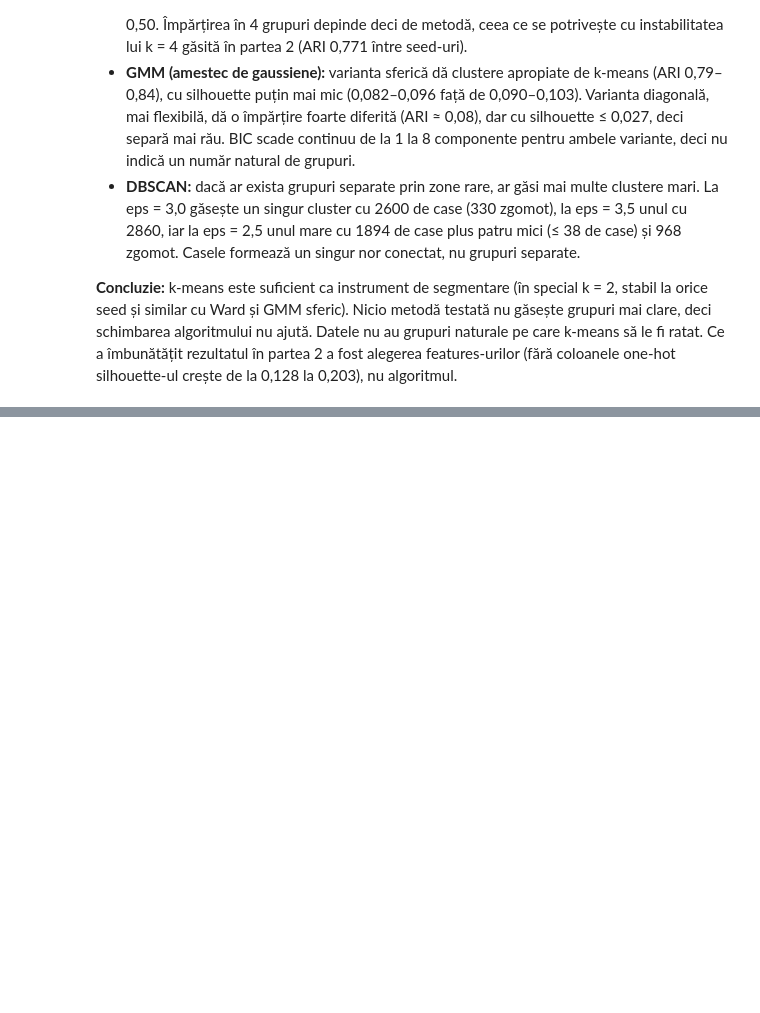
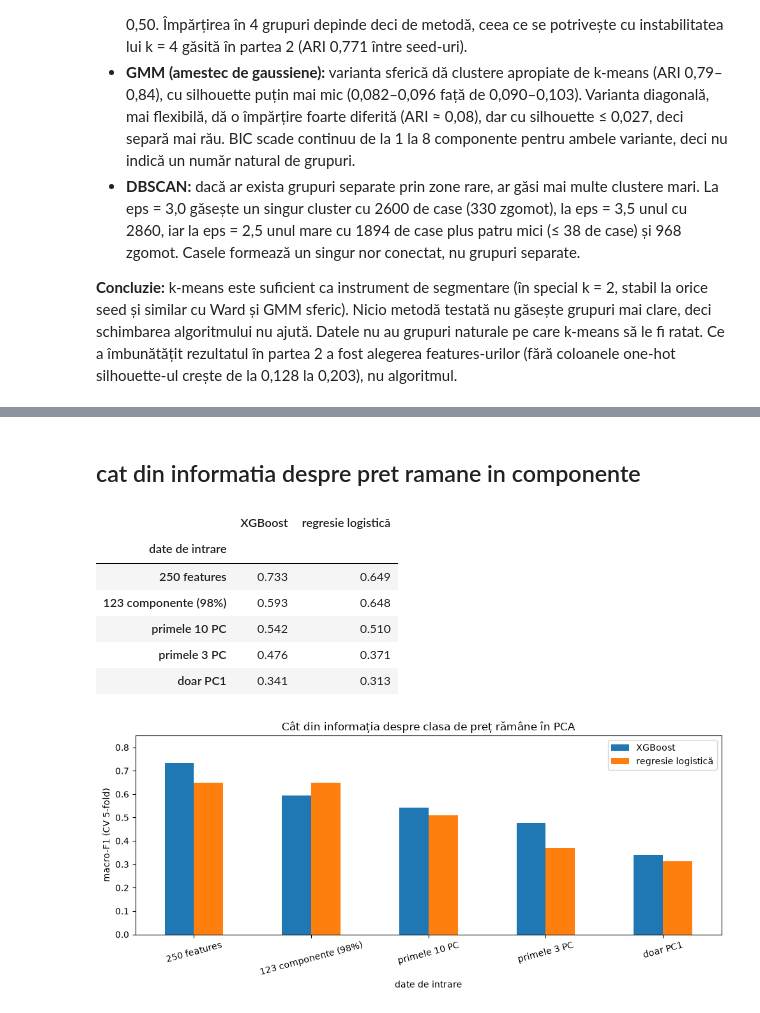
Before and after one commit to viragdiana/ML, a Jupyter notebook: lab3/lab3_stefi.ipynb, the cells around one changed output, grey strips where cells are left out. Saved outputs shown, nothing was run; the diff lists cells and outputs as text; code cells hidden in the pictures; blank space fills up the shorter version.

```diff
--- a/lab3/lab3_stefi.ipynb
+++ b/lab3/lab3_stefi.ipynb
@@ -590,0 +670,30 @@ Am încercat trei alternative pe aceleași 123 de componente, ca să văd dacă
+# %% [markdown]
+## cat din informatia despre pret ramane in componente
+# %%
+from xgboost import XGBClassifier
+from sklearn.linear_model import LogisticRegression
+from lab3_utils import cv_macro_f1, balanced_weights
+
+Zdf = pd.DataFrame(Z, index=X.index)
+Xs = B["X_scaled"]
+seturi = {"250 features": (X, Xs), "123 componente (98%)": (Zdf, Zdf), "primele 10 PC": (Zdf.iloc[:, :10], Zdf.iloc[:, :10]),
+          "primele 3 PC": (Zdf.iloc[:, :3], Zdf.iloc[:, :3]), "doar PC1": (Zdf.iloc[:, :1], Zdf.iloc[:, :1])}
+rez = []
+for nume, (d_xgb, d_lr) in seturi.items():
+    s_x = cv_macro_f1(XGBClassifier(random_state=42, n_jobs=4), d_xgb, y)
+    s_l = cv_macro_f1(LogisticRegression(max_iter=3000), d_lr, y)
+    rez.append({"date de intrare": nume, "XGBoost": s_x.mean(), "regresie logistică": s_l.mean()})
+rez = pd.DataFrame(rez).set_index("date de intrare")
+display(rez.round(3))
+rez.plot(kind="bar", figsize=(10, 4.5), rot=15, ylim=(0, 0.85))
+plt.ylabel("macro-F1 (CV 5-fold)"); plt.title("Cât din informația despre clasa de preț rămâne în PCA")
+plt.tight_layout(); plt.show()
+# %% [output]
+|  | XGBoost | regresie logistică |
+| date de intrare |  |  |
+| 250 features | 0.733 | 0.649 |
+| 123 componente (98%) | 0.593 | 0.648 |
+| primele 10 PC | 0.542 | 0.510 |
+| primele 3 PC | 0.476 | 0.371 |
+| doar PC1 | 0.341 | 0.313 |
+[figure, added]
```
Also changed, not shown: parts of 8 cells of this notebook.
